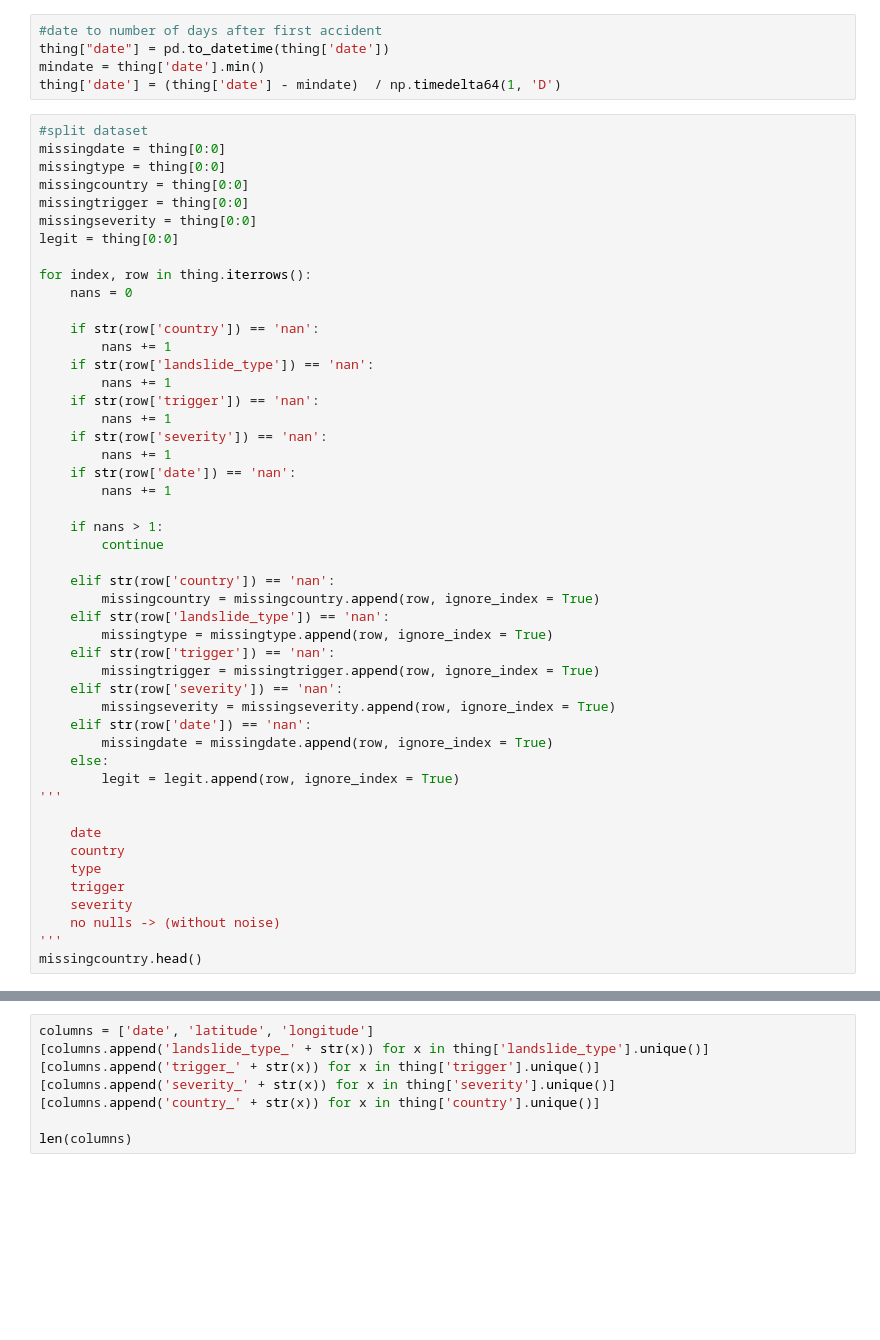
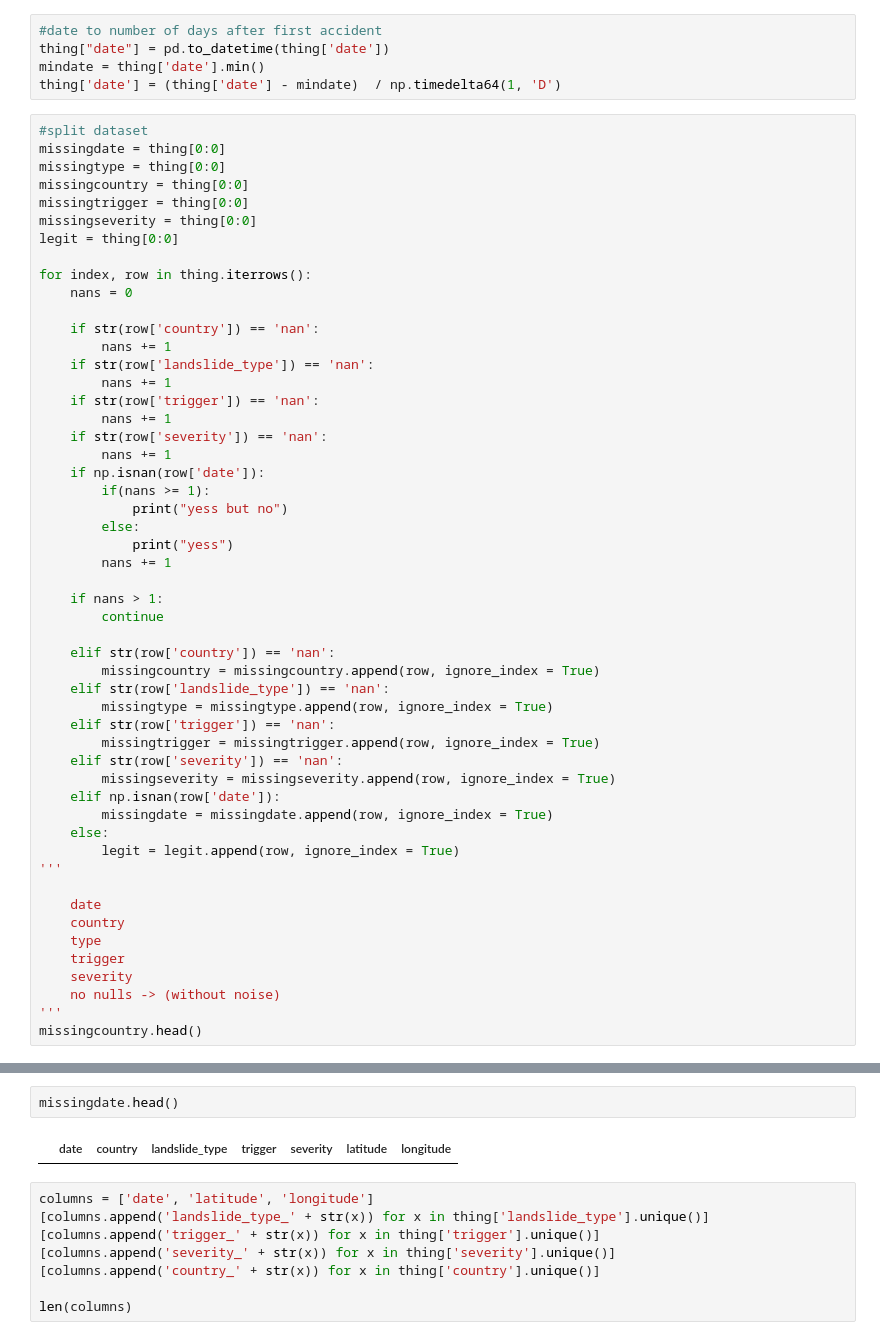
Before and after one commit to GenchoBG/ChasersOfTheLostData, a Jupyter notebook: chasers.ipynb, the cells around one changed output, grey strips where cells are left out. Saved outputs shown, nothing was run; the diff lists cells and outputs as text; blank space fills up the shorter version.

```diff
--- a/chasers.ipynb
+++ b/chasers.ipynb
@@ -266,7 +267,11 @@ for index, row in thing.iterrows():
         nans += 1
     if str(row['severity']) == 'nan':
         nans += 1
-    if str(row['date']) == 'nan':
+    if np.isnan(row['date']):
+        if(nans >= 1):
+            print("yess but no")
+        else:
+            print("yess")
         nans += 1
 
     if nans > 1:
@@ -280,7 +285,7 @@ for index, row in thing.iterrows():
         missingtrigger = missingtrigger.append(row, ignore_index = True)
     elif str(row['severity']) == 'nan':
         missingseverity = missingseverity.append(row, ignore_index = True)
-    elif str(row['date']) == 'nan':
+    elif np.isnan(row['date']):
         missingdate = missingdate.append(row, ignore_index = True)
     else:
         legit = legit.append(row, ignore_index = True)
@@ -301,6 +310,10 @@ missingcountry.head()
 | 2 | 9556.000000 | NaN | other | downpour | medium | 25.6172 | 96.3005 |
 | 3 | 8841.000000 | NaN | rock_fall | earthquake | medium | -43.5586 | 170.1794 |
 | 4 | 8841.000000 | NaN | complex | no_apparent_trigger | large | -43.5611 | 170.1796 |
+# %%
+missingdate.head()
+# %% [output]
+|  | date | country | landslide_type | trigger | severity | latitude | longitude |
 # %%
 columns = ['date', 'latitude', 'longitude']
 [columns.append('landslide_type_' + str(x)) for x in thing['landslide_type'].unique()]
```
Also changed, not shown: parts of 5 cells of this notebook.
